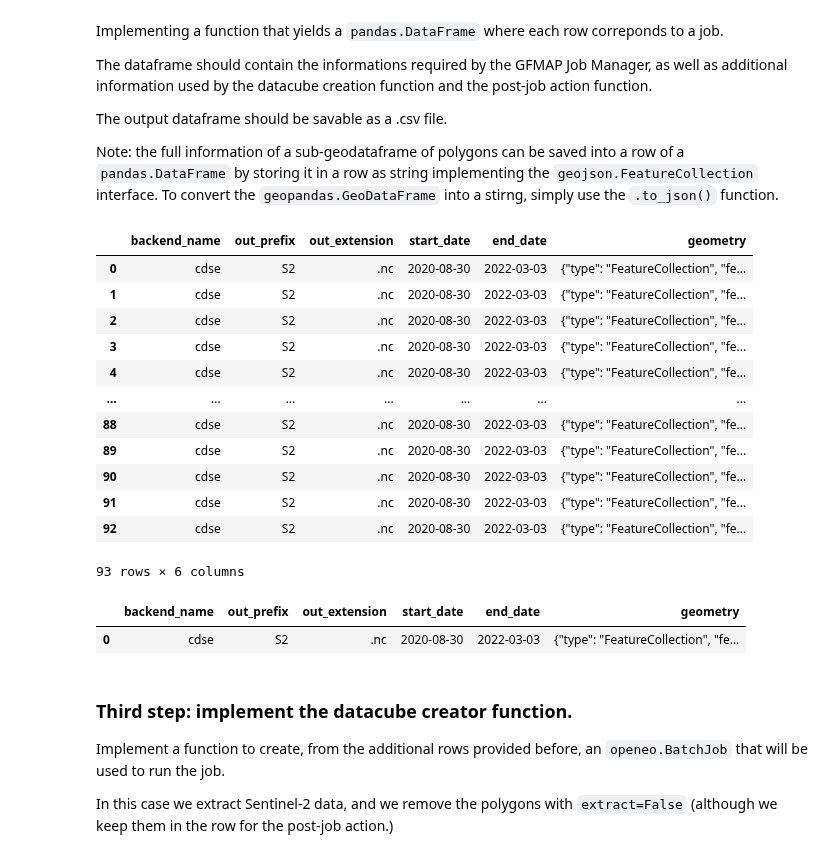
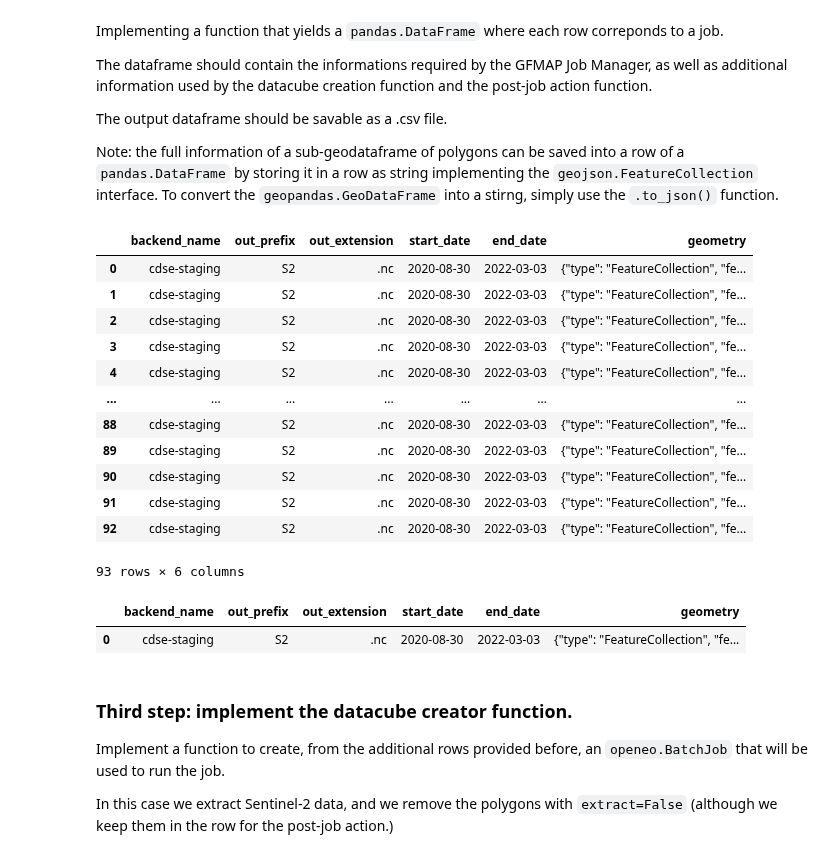
Before and after one commit to Open-EO/openeo-gfmap, a Jupyter notebook: examples/extraction_pipelines/S2_extraction_example.ipynb, the cells around one changed output. Drawn from its saved outputs; the diff is of its cells as text; code cells hidden in the pictures.

```diff
--- a/examples/extraction_pipelines/S2_extraction_example.ipynb
+++ b/examples/extraction_pipelines/S2_extraction_example.ipynb
@@ -67,42 +67,42 @@ Note: the full information of a sub-geodataframe of polygons can be saved into a
 # %%
 from openeo_gfmap import Backend
 from typing import List
 import pandas as pd
 
 def create_job_dataframe_s2(backend: Backend, split_jobs: List[gpd.GeoDataFrame]) -> pd.DataFrame:
     """Create a dataframe from the split jobs, containg all the necessary information to run the job."""
     columns = ['backend_name', 'out_prefix', 'out_extension', 'start_date', 'end_date', 'geometry']
     rows = []
     for job in split_jobs:
         # Compute the average in the valid date and make a buffer of 1.5 year around
         median_time = pd.to_datetime(job.valid_date).mean()
         start_date = median_time - pd.Timedelta(days=275)  # A bit more than 9 months
         end_date = median_time + pd.Timedelta(days=275)  # A bit more than 9 months
 
         rows.append(
             pd.Series(
                 dict(zip(columns, [backend.value, 'S2', '.nc',  start_date.strftime('%Y-%m-%d'), end_date.strftime('%Y-%m-%d'), job.to_json()]))
             )
         )
 
     return pd.DataFrame(rows)
 
-job_df = create_job_dataframe_s2(Backend.CDSE, split_jobs)
+job_df = create_job_dataframe_s2(Backend.CDSE_STAGING, split_jobs)
 
 job_df
 # %% [output]
 |  | backend_name | out_prefix | out_extension | start_date | end_date | geometry |
-| 0 | cdse | S2 | .nc | 2020-08-30 | 2022-03-03 | {"type": "FeatureCollection", "fe... |
-| 1 | cdse | S2 | .nc | 2020-08-30 | 2022-03-03 | {"type": "FeatureCollection", "fe... |
-| 2 | cdse | S2 | .nc | 2020-08-30 | 2022-03-03 | {"type": "FeatureCollection", "fe... |
-| 3 | cdse | S2 | .nc | 2020-08-30 | 2022-03-03 | {"type": "FeatureCollection", "fe... |
-| 4 | cdse | S2 | .nc | 2020-08-30 | 2022-03-03 | {"type": "FeatureCollection", "fe... |
+| 0 | cdse-staging | S2 | .nc | 2020-08-30 | 2022-03-03 | {"type": "FeatureCollection", "fe... |
+| 1 | cdse-staging | S2 | .nc | 2020-08-30 | 2022-03-03 | {"type": "FeatureCollection", "fe... |
+| 2 | cdse-staging | S2 | .nc | 2020-08-30 | 2022-03-03 | {"type": "FeatureCollection", "fe... |
+| 3 | cdse-staging | S2 | .nc | 2020-08-30 | 2022-03-03 | {"type": "FeatureCollection", "fe... |
+| 4 | cdse-staging | S2 | .nc | 2020-08-30 | 2022-03-03 | {"type": "FeatureCollection", "fe... |
 | ... | ... | ... | ... | ... | ... | ... |
-| 88 | cdse | S2 | .nc | 2020-08-30 | 2022-03-03 | {"type": "FeatureCollection", "fe... |
-| 89 | cdse | S2 | .nc | 2020-08-30 | 2022-03-03 | {"type": "FeatureCollection", "fe... |
-| 90 | cdse | S2 | .nc | 2020-08-30 | 2022-03-03 | {"type": "FeatureCollection", "fe... |
-| 91 | cdse | S2 | .nc | 2020-08-30 | 2022-03-03 | {"type": "FeatureCollection", "fe... |
-| 92 | cdse | S2 | .nc | 2020-08-30 | 2022-03-03 | {"type": "FeatureCollection", "fe... |
+| 88 | cdse-staging | S2 | .nc | 2020-08-30 | 2022-03-03 | {"type": "FeatureCollection", "fe... |
+| 89 | cdse-staging | S2 | .nc | 2020-08-30 | 2022-03-03 | {"type": "FeatureCollection", "fe... |
+| 90 | cdse-staging | S2 | .nc | 2020-08-30 | 2022-03-03 | {"type": "FeatureCollection", "fe... |
+| 91 | cdse-staging | S2 | .nc | 2020-08-30 | 2022-03-03 | {"type": "FeatureCollection", "fe... |
+| 92 | cdse-staging | S2 | .nc | 2020-08-30 | 2022-03-03 | {"type": "FeatureCollection", "fe... |
 93 rows × 6 columns
 # %%
 # Run a subset of the jobs to test the manager, the selected jobs have a fair amount of geometries to extract
@@ -110,7 +110,7 @@ job_df = job_df.iloc[[0]].reset_index(drop=True)
 job_df
 # %% [output]
 |  | backend_name | out_prefix | out_extension | start_date | end_date | geometry |
-| 0 | cdse | S2 | .nc | 2020-08-30 | 2022-03-03 | {"type": "FeatureCollection", "fe... |
+| 0 | cdse-staging | S2 | .nc | 2020-08-30 | 2022-03-03 | {"type": "FeatureCollection", "fe... |
 # %% [markdown]
 ### Third step: implement the datacube creator function.
 
```
Also changed, not shown: parts of 2 cells of this notebook, 3 other files.
